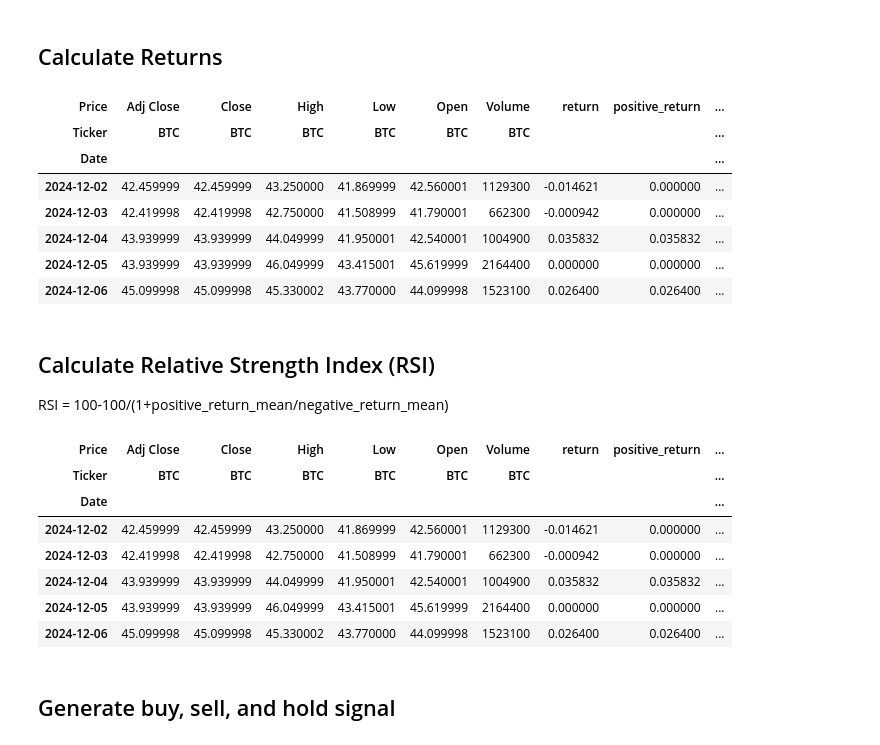
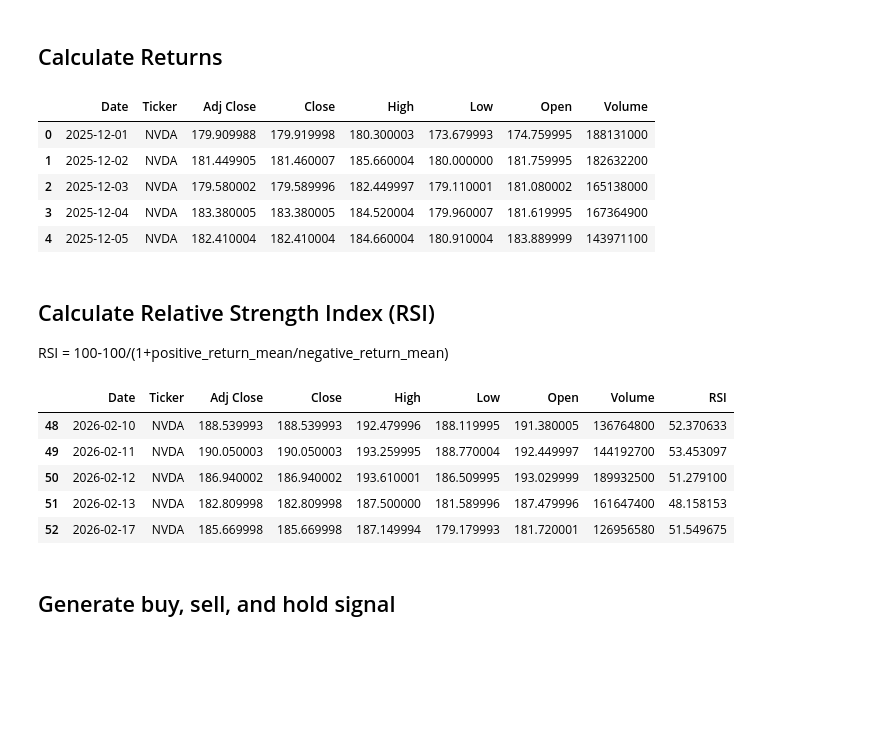
Before and after one commit to gabriel-ferreira-life/Trading-Engine, a Jupyter notebook: src/backend/eda/Exploration Functions.ipynb, the cells around one changed output. Saved outputs shown, nothing was run; the diff lists cells and outputs as text; code cells hidden in the pictures; blank space fills up the shorter version.

Commit message:
Finishing baseline, backtest and main engine, plots, demo.

```diff
--- a/src/backend/eda/Exploration Functions.ipynb
+++ b/src/backend/eda/Exploration Functions.ipynb
@@ -126,27 +101,3 @@ asset_df['Adj Close'].plot()
 [figure]
 # %% [markdown]
 ## Calculate Returns
-# %%
-# Calculate returns
-asset_df['return'] = asset_df['Adj Close'].pct_change().dropna()
-
-# Positive returns
-asset_df['positive_return'] = asset_df['return'].apply(lambda x: x if x>0 else 0)
-asset_df['positive_return_mean'] = asset_df['positive_return'].rolling(window=lookback_days).mean()
-
-# Negative returns
-asset_df['negative_return'] = asset_df['return'].apply(lambda x: abs(x) if x<0 else 0)
-asset_df['negative_return_mean'] = asset_df['negative_return'].rolling(window=lookback_days).mean()
-
-# Time range of interest
-asset_df = asset_df[asset_df.index >= start_date].sort_index(ascending=True)
-asset_df.head()
-# %% [output]
-| Price | Adj Close | Close | High | Low | Open | Volume | return | positive_return | ... |
-| Ticker | BTC | BTC | BTC | BTC | BTC | BTC |  |  | ... |
-| Date |  |  |  |  |  |  |  |  | ... |
-| 2024-12-02 | 42.459999 | 42.459999 | 43.250000 | 41.869999 | 42.560001 | 1129300 | -0.014621 | 0.000000 | ... |
-| 2024-12-03 | 42.419998 | 42.419998 | 42.750000 | 41.508999 | 41.790001 | 662300 | -0.000942 | 0.000000 | ... |
-| 2024-12-04 | 43.939999 | 43.939999 | 44.049999 | 41.950001 | 42.540001 | 1004900 | 0.035832 | 0.035832 | ... |
-| 2024-12-05 | 43.939999 | 43.939999 | 46.049999 | 43.415001 | 45.619999 | 2164400 | 0.000000 | 0.000000 | ... |
-| 2024-12-06 | 45.099998 | 45.099998 | 45.330002 | 43.770000 | 44.099998 | 1523100 | 0.026400 | 0.026400 | ... |
@@ -153,19 +134,43 @@ asset_df.head()
+# %%
+asset_df = pd.read_parquet(path, engine='pyarrow')
+asset_df.head()
+# %% [output]
+|  | Date | Ticker | Adj Close | Close | High | Low | Open | Volume |
+| 0 | 2025-12-01 | NVDA | 179.909988 | 179.919998 | 180.300003 | 173.679993 | 174.759995 | 188131000 |
+| 1 | 2025-12-02 | NVDA | 181.449905 | 181.460007 | 185.660004 | 180.000000 | 181.759995 | 182632200 |
+| 2 | 2025-12-03 | NVDA | 179.580002 | 179.589996 | 182.449997 | 179.110001 | 181.080002 | 165138000 |
+| 3 | 2025-12-04 | NVDA | 183.380005 | 183.380005 | 184.520004 | 179.960007 | 181.619995 | 167364900 |
+| 4 | 2025-12-05 | NVDA | 182.410004 | 182.410004 | 184.660004 | 180.910004 | 183.889999 | 143971100 |
 # %% [markdown]
 ## Calculate  Relative Strength Index (RSI)
 RSI = 100-100/(1+positive_return_mean/negative_return_mean)
-# %%
-asset_df['rsi'] = (100-100/
-                   (1+asset_df['positive_return_mean']/asset_df['negative_return_mean']))
-asset_df.head()
-# %% [output]
-| Price | Adj Close | Close | High | Low | Open | Volume | return | positive_return | ... |
-| Ticker | BTC | BTC | BTC | BTC | BTC | BTC |  |  | ... |
-| Date |  |  |  |  |  |  |  |  | ... |
-| 2024-12-02 | 42.459999 | 42.459999 | 43.250000 | 41.869999 | 42.560001 | 1129300 | -0.014621 | 0.000000 | ... |
-| 2024-12-03 | 42.419998 | 42.419998 | 42.750000 | 41.508999 | 41.790001 | 662300 | -0.000942 | 0.000000 | ... |
-| 2024-12-04 | 43.939999 | 43.939999 | 44.049999 | 41.950001 | 42.540001 | 1004900 | 0.035832 | 0.035832 | ... |
-| 2024-12-05 | 43.939999 | 43.939999 | 46.049999 | 43.415001 | 45.619999 | 2164400 | 0.000000 | 0.000000 | ... |
-| 2024-12-06 | 45.099998 | 45.099998 | 45.330002 | 43.770000 | 44.099998 | 1523100 | 0.026400 | 0.026400 | ... |
+# %%
+def calculate_rsi(df, period=22):
+    """Calculates the Relative Strength Index."""
+    # We use the 'Adj Close' to account for splits/dividends
+    delta = df['Adj Close'].diff()
+
+    # Separate gains and losses
+    gain = (delta.where(delta > 0, 0)).rolling(window=period).mean()
+    loss = (-delta.where(delta < 0, 0)).rolling(window=period).mean()
+
+    # Calculate RS and RSI
+    rs = gain / loss
+    rsi = 100 - (100 / (1 + rs))
+
+    # Assign back to DataFrame
+    df['RSI'] = rsi
+    return df
+
+
+calculate_rsi(asset_df, 22).tail()
+# %% [output]
+|  | Date | Ticker | Adj Close | Close | High | Low | Open | Volume | RSI |
+| 48 | 2026-02-10 | NVDA | 188.539993 | 188.539993 | 192.479996 | 188.119995 | 191.380005 | 136764800 | 52.370633 |
+| 49 | 2026-02-11 | NVDA | 190.050003 | 190.050003 | 193.259995 | 188.770004 | 192.449997 | 144192700 | 53.453097 |
+| 50 | 2026-02-12 | NVDA | 186.940002 | 186.940002 | 193.610001 | 186.509995 | 193.029999 | 189932500 | 51.279100 |
+| 51 | 2026-02-13 | NVDA | 182.809998 | 182.809998 | 187.500000 | 181.589996 | 187.479996 | 161647400 | 48.158153 |
+| 52 | 2026-02-17 | NVDA | 185.669998 | 185.669998 | 187.149994 | 179.179993 | 181.720001 | 126956580 | 51.549675 |
 # %% [markdown]
 ## Generate buy, sell, and hold signal
 # %%
```
Also changed, not shown: parts of 3 cells of this notebook, 8 other files.
